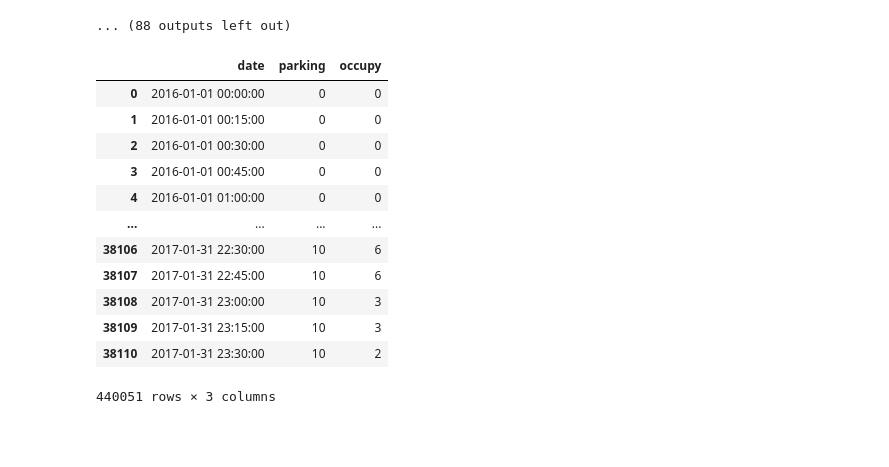
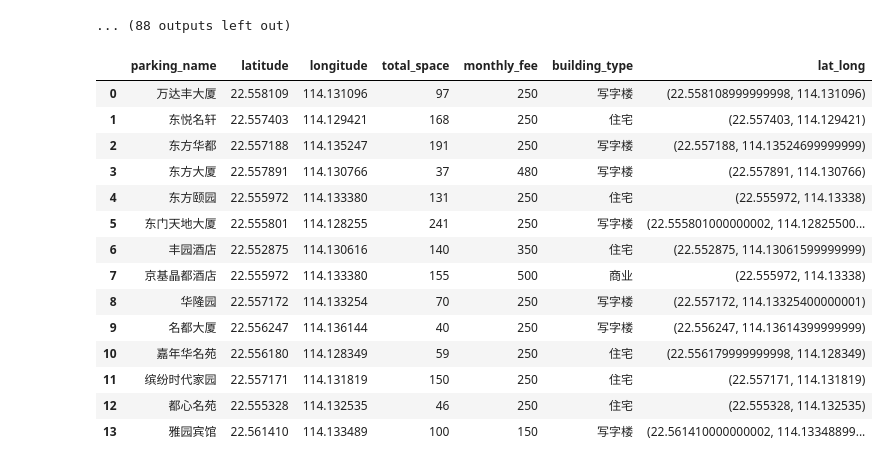
Before and after one commit to vaecole/SIAT-AUTOS-ITS, a Jupyter notebook: data/data_preprocess.ipynb, the cells around one changed output. Cells and saved outputs as stored; diff of their text form; code cells hidden in the pictures; blank space fills up the shorter version.

```diff
--- a/data/data_preprocess.ipynb
+++ b/data/data_preprocess.ipynb
@@ -62,6 +62,11 @@ basic_info_df['lat_long'] = list(zip(basic_info_df['latitude'], basic_info_df['l
 basic_info_df.to_csv('parkings_info.csv',encoding='utf_8_sig', index=False)
 # %%
 import folium
+
+from folium import IFrame
+
+def parse_zhch(s):
+    return str(str(s).encode('ascii' , 'xmlcharrefreplace'))[2:-1]
 
 # Instantiate a feature group for the parkings in the dataframe
 parkings = folium.map.FeatureGroup()
@@ -76,7 +81,7 @@ for lat, lng, name in zip(basic_info_df.latitude, basic_info_df.longitude, basic
             fill=True,
             fill_color= ('red' if name==target.parking_name else 'green'),
             fill_opacity=0.6,
-            popup=name,
+            popup=parse_zhch(name),
             encode='uft-8'))
 
 luohu_map = folium.Map(location=[target.latitude, target.longitude], zoom_start=13)
@@ -151,7 +156,7 @@ def build_adj_map(target, area_, adj_mat, key_names, name_keys):
                 fill=True,
                 fill_color= ('red' if name==target.parking_name else 'green'),
                 fill_opacity=0.6,
-                popup=name,
+                popup=parse_zhch(name),
                 encode='uft-8'))
         neighbor_index = 0
         for is_neighbor in adj_mat[name_keys[name]]:
@@ -173,7 +178,7 @@ def build_graph(parking_name, max_dis=0.5, conn_coe=3/4, zoom_start=16):
     target_map = build_adj_map(target_parking, area, adj_mat, kns, nks)
     return area, adj_mat, target_map, nks, kns
 # %%
-target_area, adj_matrix, target_map, nks, kns = build_graph('电影大厦')
+target_area, adj_matrix, target_map, nks, kns = build_graph('缤纷时代家园')
 # %%
 target_map
 # %% [output]
@@ -299,6 +304,24 @@ building 东门天地大厦.csv
 building 中信星光明庭管理处.csv
 building 中深石化大厦.csv
 ... (88 outputs left out)
+# %%
+target_area
+# %% [output]
+|  | parking_name | latitude | longitude | total_space | monthly_fee | building_type | lat_long |
+| 0 | 万达丰大厦 | 22.558109 | 114.131096 | 97 | 250 | 写字楼 | (22.558108999999998, 114.131096) |
+| 1 | 东悦名轩 | 22.557403 | 114.129421 | 168 | 250 | 住宅 | (22.557403, 114.129421) |
+| 2 | 东方华都 | 22.557188 | 114.135247 | 191 | 250 | 写字楼 | (22.557188, 114.13524699999999) |
+| 3 | 东方大厦 | 22.557891 | 114.130766 | 37 | 480 | 写字楼 | (22.557891, 114.130766) |
+| 4 | 东方颐园 | 22.555972 | 114.133380 | 131 | 250 | 住宅 | (22.555972, 114.13338) |
+| 5 | 东门天地大厦 | 22.555801 | 114.128255 | 241 | 250 | 写字楼 | (22.555801000000002, 114.12825500... |
+| 6 | 丰园酒店 | 22.552875 | 114.130616 | 140 | 350 | 住宅 | (22.552875, 114.13061599999999) |
+| 7 | 京基晶都酒店 | 22.555972 | 114.133380 | 155 | 500 | 商业 | (22.555972, 114.13338) |
+| 8 | 华隆园 | 22.557172 | 114.133254 | 70 | 250 | 写字楼 | (22.557172, 114.13325400000001) |
+| 9 | 名都大厦 | 22.556247 | 114.136144 | 40 | 250 | 写字楼 | (22.556247, 114.13614399999999) |
+| 10 | 嘉年华名苑 | 22.556180 | 114.128349 | 59 | 250 | 住宅 | (22.556179999999998, 114.128349) |
+| 11 | 缤纷时代家园 | 22.557171 | 114.131819 | 150 | 250 | 住宅 | (22.557171, 114.131819) |
+| 12 | 都心名苑 | 22.555328 | 114.132535 | 46 | 250 | 住宅 | (22.555328, 114.132535) |
+| 13 | 雅园宾馆 | 22.561410 | 114.133489 | 100 | 150 | 写字楼 | (22.561410000000002, 114.13348899... |
 # %%
 from IPython.display import Image, display
 from datetime import date, timedelta
@@ -307,7 +330,7 @@ import pandas as pd
 # 整合到一个文件中
 area_df = pd.DataFrame()
 for name in target_area.parking_name:
-    file_name = 'seqs/'+name+'_seq.csv'
+    file_name = 'archive/seqs/'+name+'_seq.csv'
     file_df = pd.read_csv(file_name)
     file_df['parking'] = nks[name]
     cols = file_df.columns.tolist()
@@ -317,20 +340,6 @@ for name in target_area.parking_name:
         area_df = pd.concat([area_df, file_df])
     else:
         area_df = file_df
-# %% [output]
-|  | date | parking | occupy |
-| 0 | 2016-01-01 00:00:00 | 0 | 0 |
-| 1 | 2016-01-01 00:15:00 | 0 | 0 |
-| 2 | 2016-01-01 00:30:00 | 0 | 0 |
-| 3 | 2016-01-01 00:45:00 | 0 | 0 |
-| 4 | 2016-01-01 01:00:00 | 0 | 0 |
-| ... | ... | ... | ... |
-| 38106 | 2017-01-31 22:30:00 | 10 | 6 |
-| 38107 | 2017-01-31 22:45:00 | 10 | 6 |
-| 38108 | 2017-01-31 23:00:00 | 10 | 3 |
-| 38109 | 2017-01-31 23:15:00 | 10 | 3 |
-| 38110 | 2017-01-31 23:30:00 | 10 | 2 |
-440051 rows × 3 columns
 # %%
 import matplotlib.pyplot as plt
 
```
Also changed, not shown: parts of 4 cells of this notebook, 8 other files.
